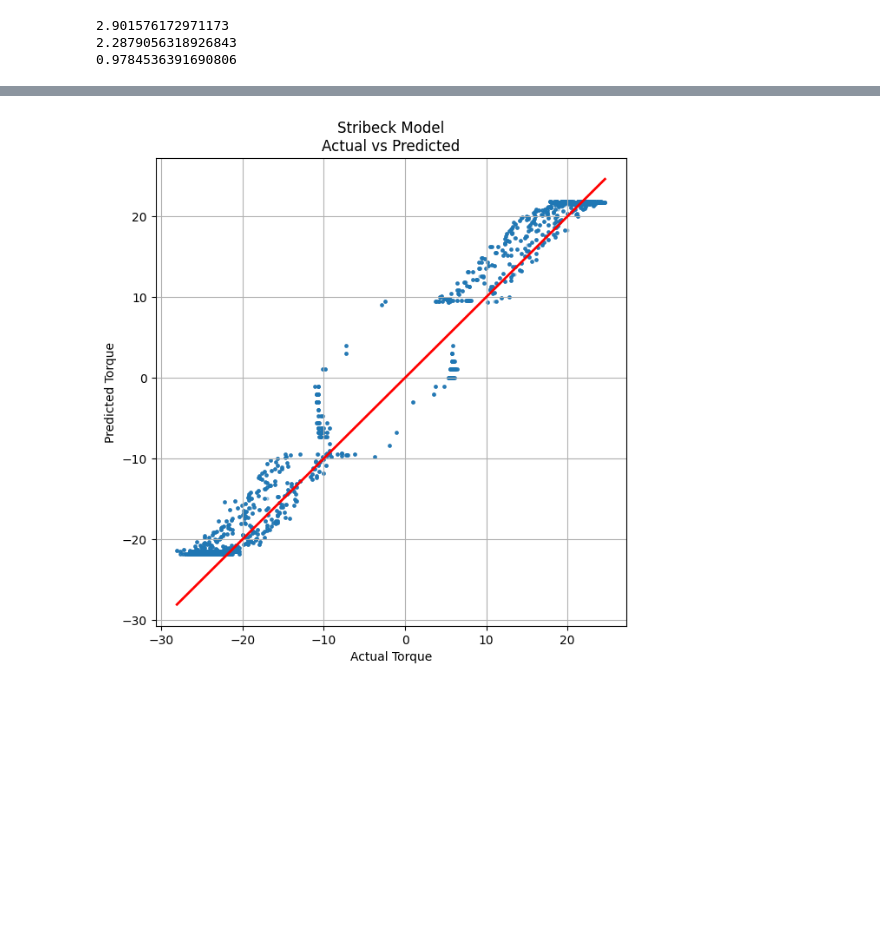
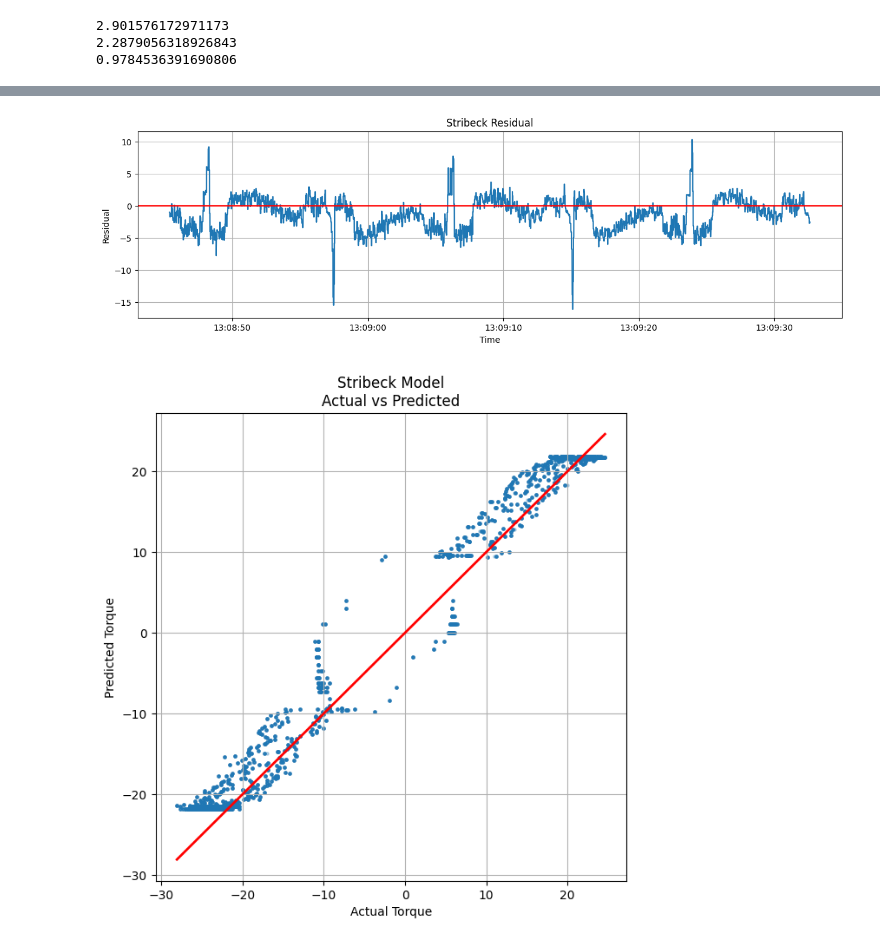
Before and after one commit to SDprogramer/Friction_Modelling, a Jupyter notebook: EXP_1/PINN_File/stribeck.ipynb, the cells around one changed output, grey strips where cells are left out. Cells and saved outputs as stored; diff of their text form; code cells hidden in the pictures; blank space fills up the shorter version.

```diff
--- a/EXP_1/PINN_File/stribeck.ipynb
+++ b/EXP_1/PINN_File/stribeck.ipynb
@@ -163,3 +207,21 @@ plt.show()
+# %%
+residual1 = tf_test - pred1
+plt.figure(figsize=(15,4))
+plt.plot(
+    test_time,
+    residual1
+)
+plt.axhline(
+    0,
+    color='red'
+)
+plt.xlabel("Time")
+plt.ylabel("Residual")
+plt.title("Stribeck Residual")
+plt.grid(True)
+plt.show()
+# %% [output]
+[figure, added]
 # %%
 plt.figure(figsize=(7,7))
 plt.scatter(
```
Also changed, not shown: parts of 6 cells of this notebook, 3 other files.
